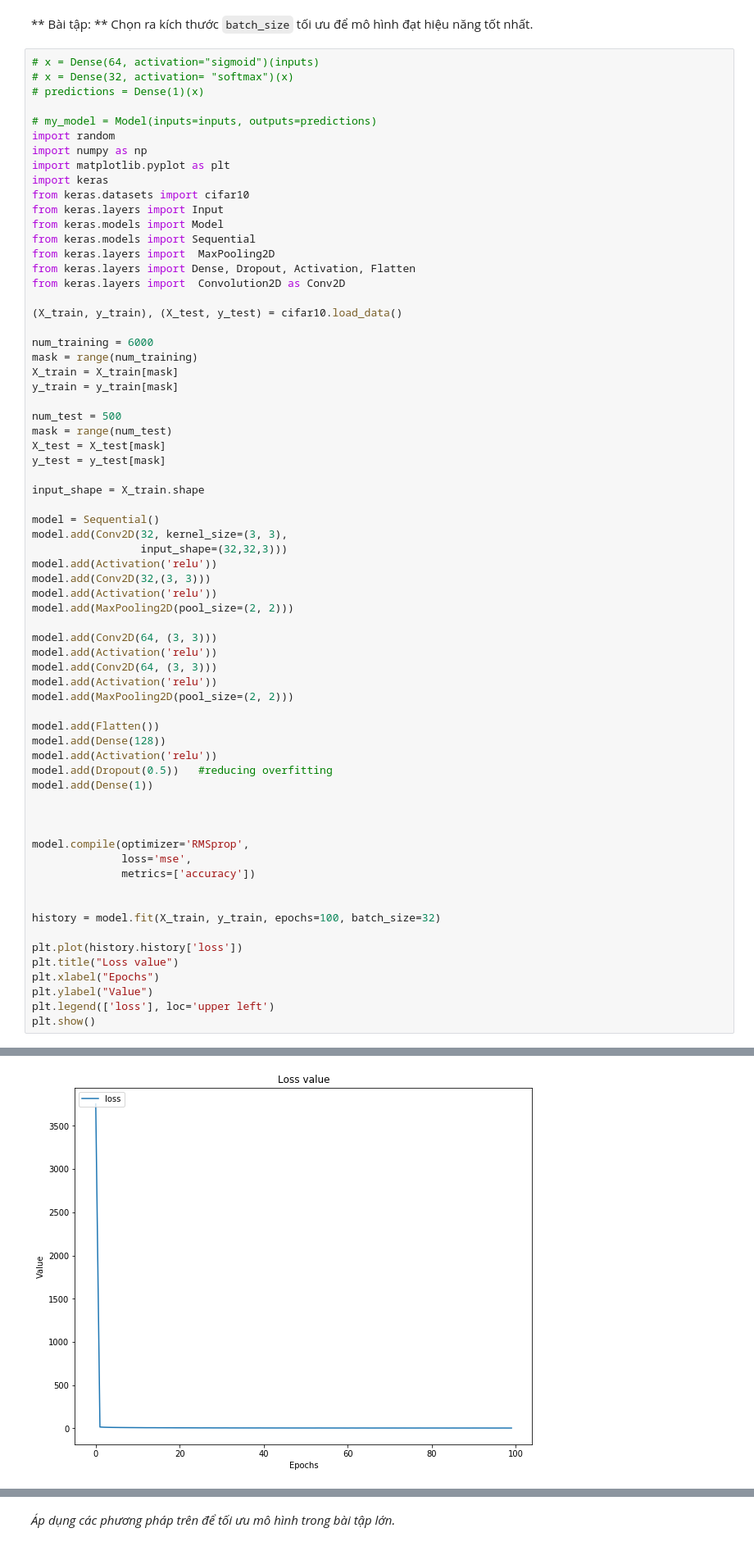
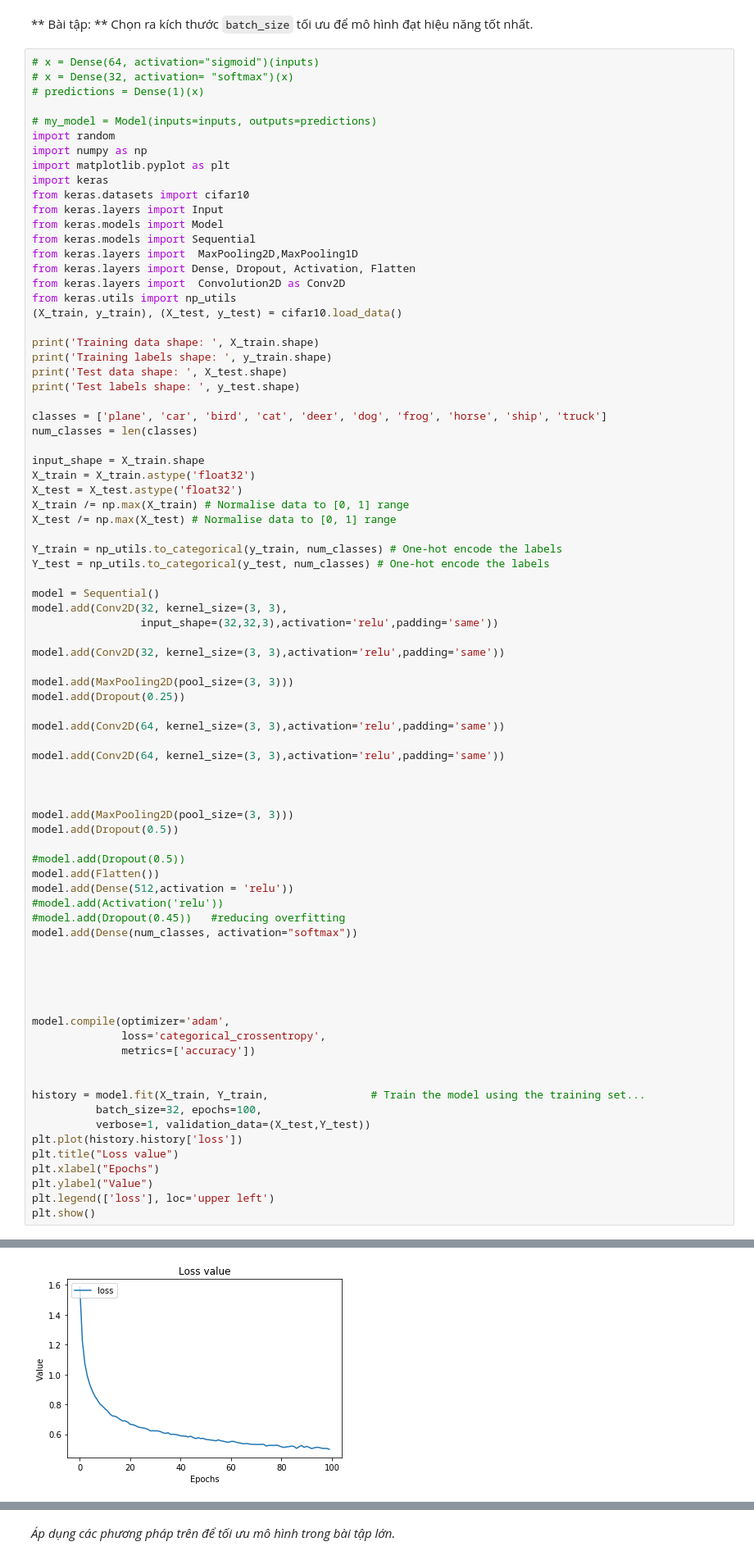
Before and after one commit to cuongdangn/machine-learning, a Jupyter notebook: week 9/Neural Network (cont).ipynb, the cells around one changed output, grey strips where cells are left out. Shown: that part at 82% size. Cells and saved outputs as stored; diff of their text form.

```diff
--- a/week 9/Neural Network (cont).ipynb
+++ b/week 9/Neural Network (cont).ipynb
@@ -197,53 +197,66 @@ from keras.datasets import cifar10
 from keras.layers import Input
 from keras.models import Model
 from keras.models import Sequential
-from keras.layers import  MaxPooling2D
+from keras.layers import  MaxPooling2D,MaxPooling1D
 from keras.layers import Dense, Dropout, Activation, Flatten
 from keras.layers import  Convolution2D as Conv2D
-
+from keras.utils import np_utils
 (X_train, y_train), (X_test, y_test) = cifar10.load_data()
 
-num_training = 6000
-mask = range(num_training)
-X_train = X_train[mask]
-y_train = y_train[mask]
+print('Training data shape: ', X_train.shape)
+print('Training labels shape: ', y_train.shape)
+print('Test data shape: ', X_test.shape)
+print('Test labels shape: ', y_test.shape)
 
-num_test = 500
-mask = range(num_test)
-X_test = X_test[mask]
-y_test = y_test[mask]
+classes = ['plane', 'car', 'bird', 'cat', 'deer', 'dog', 'frog', 'horse', 'ship', 'truck']
+num_classes = len(classes)
 
 input_shape = X_train.shape
+X_train = X_train.astype('float32')
+X_test = X_test.astype('float32')
+X_train /= np.max(X_train) # Normalise data to [0, 1] range
+X_test /= np.max(X_test) # Normalise data to [0, 1] range
+
+Y_train = np_utils.to_categorical(y_train, num_classes) # One-hot encode the labels
+Y_test = np_utils.to_categorical(y_test, num_classes) # One-hot encode the labels
 
 model = Sequential()
 model.add(Conv2D(32, kernel_size=(3, 3),
-                 input_shape=(32,32,3)))
-model.add(Activation('relu'))
-model.add(Conv2D(32,(3, 3)))
-model.add(Activation('relu'))
-model.add(MaxPooling2D(pool_size=(2, 2)))
+                 input_shape=(32,32,3),activation='relu',padding='same'))
 
-model.add(Conv2D(64, (3, 3)))
-model.add(Activation('relu'))
-model.add(Conv2D(64, (3, 3)))
-model.add(Activation('relu'))
-model.add(MaxPooling2D(pool_size=(2, 2)))
+model.add(Conv2D(32, kernel_size=(3, 3),activation='relu',padding='same'))
 
-model.add(Flatten())
-model.add(Dense(128))
-model.add(Activation('relu'))
-model.add(Dropout(0.5))   #reducing overfitting
-model.add(Dense(1))
+model.add(MaxPooling2D(pool_size=(3, 3)))
+model.add(Dropout(0.25))
+
+model.add(Conv2D(64, kernel_size=(3, 3),activation='relu',padding='same'))
+
+model.add(Conv2D(64, kernel_size=(3, 3),activation='relu',padding='same'))
 
 
 
-model.compile(optimizer='RMSprop',
-              loss='mse',
+model.add(MaxPooling2D(pool_size=(3, 3)))
+model.add(Dropout(0.5))
+
+#model.add(Dropout(0.5))
+model.add(Flatten())
+model.add(Dense(512,activation = 'relu'))
+#model.add(Activation('relu'))
+#model.add(Dropout(0.45))   #reducing overfitting
+model.add(Dense(num_classes, activation="softmax"))
+
+
+
+
+
+model.compile(optimizer='adam',
+              loss='categorical_crossentropy',
               metrics=['accuracy'])
 
 
-history = model.fit(X_train, y_train, epochs=100, batch_size=32)
-
+history = model.fit(X_train, Y_train,                # Train the model using the training set...
+          batch_size=32, epochs=100,
+          verbose=1, validation_data=(X_test,Y_test))
 plt.plot(history.history['loss'])
 plt.title("Loss value")
 plt.xlabel("Epochs")
@@ -271,2 +284,2 @@ Epoch 100/100
-[figure, old version]
+[figure, new version]
 # %%
```
Also changed, not shown: parts of 2 cells of this notebook.
